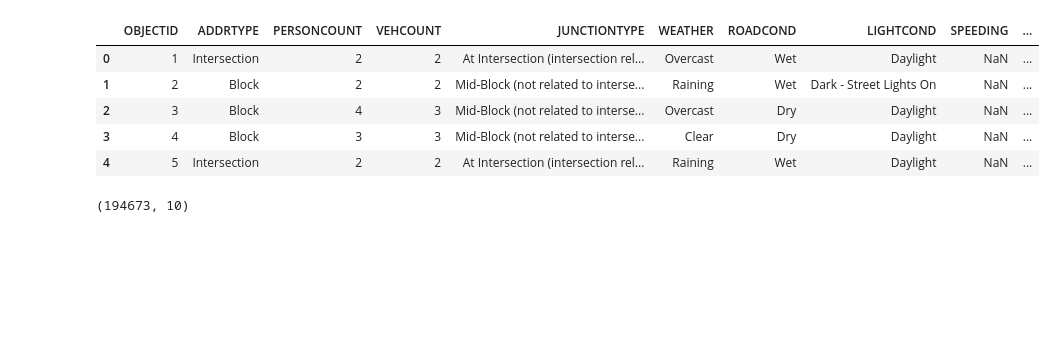
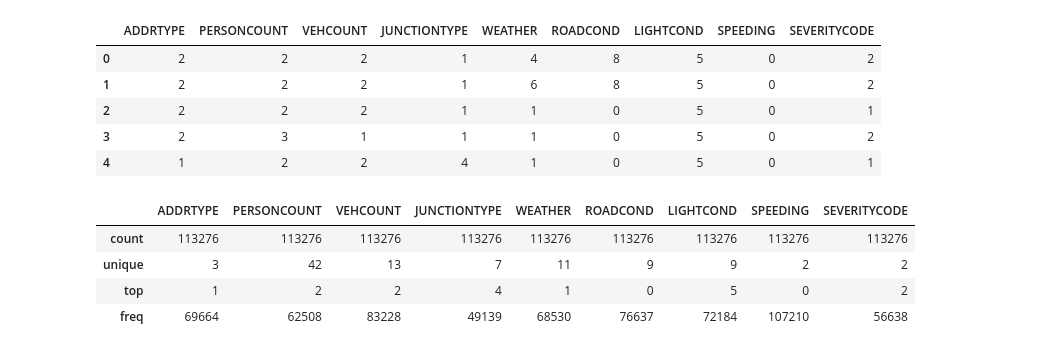
Before and after one commit to Bingqinglu/Coursera_Capstone, a Jupyter notebook: Project for applied data science capstone.ipynb, the cells around one changed output. Cells and saved outputs as stored; diff of their text form; code cells hidden in the pictures; blank space fills up the shorter version.

```diff
--- a/Project for applied data science capstone.ipynb
+++ b/Project for applied data science capstone.ipynb
@@ -35,0 +356,5 @@ df.head()
+# %%
+SPEEDING = preprocessing.LabelEncoder()
+SPEEDING.fit(np.unique(X[:,7]))
+X[:,7] = SPEEDING.transform(X[:,7])
+X[0:5]
@@ -35,0 +367,4 @@ df.head()
+# %%
+#visualization
+Xy=np.concatenate((X, y), axis=1)
+Xy
@@ -35,0 +379,3 @@ df.head()
+# %%
+df_n=pd.DataFrame(Xy)
+df_n.head()
@@ -36,15 +389,19 @@ df.head()
 # %%
-df=df[['OBJECTID','ADDRTYPE','PERSONCOUNT','VEHCOUNT','JUNCTIONTYPE','WEATHER','ROADCOND','LIGHTCOND','SPEEDING','SEVERITYCODE']]
+df_n.columns=['ADDRTYPE','PERSONCOUNT','VEHCOUNT','JUNCTIONTYPE','WEATHER','ROADCOND','LIGHTCOND','SPEEDING','SEVERITYCODE']
 # %%
-df.head()
+df_n.head()
 # %% [output]
-|  | OBJECTID | ADDRTYPE | PERSONCOUNT | VEHCOUNT | JUNCTIONTYPE | WEATHER | ROADCOND | LIGHTCOND | SPEEDING | ... |
-| 0 | 1 | Intersection | 2 | 2 | At Intersection (intersection rel... | Overcast | Wet | Daylight | NaN | ... |
-| 1 | 2 | Block | 2 | 2 | Mid-Block (not related to interse... | Raining | Wet | Dark - Street Lights On | NaN | ... |
-| 2 | 3 | Block | 4 | 3 | Mid-Block (not related to interse... | Overcast | Dry | Daylight | NaN | ... |
-| 3 | 4 | Block | 3 | 3 | Mid-Block (not related to interse... | Clear | Dry | Daylight | NaN | ... |
-| 4 | 5 | Intersection | 2 | 2 | At Intersection (intersection rel... | Raining | Wet | Daylight | NaN | ... |
+|  | ADDRTYPE | PERSONCOUNT | VEHCOUNT | JUNCTIONTYPE | WEATHER | ROADCOND | LIGHTCOND | SPEEDING | SEVERITYCODE |
+| 0 | 2 | 2 | 2 | 1 | 4 | 8 | 5 | 0 | 2 |
+| 1 | 2 | 2 | 2 | 1 | 6 | 8 | 5 | 0 | 2 |
+| 2 | 2 | 2 | 2 | 1 | 1 | 0 | 5 | 0 | 1 |
+| 3 | 2 | 3 | 1 | 1 | 1 | 0 | 5 | 0 | 2 |
+| 4 | 1 | 2 | 2 | 4 | 1 | 0 | 5 | 0 | 1 |
-# %%
-df.shape
-# %% [output]
-(194673, 10)
+# %%
+df_n.describe()
+# %% [output]
+|  | ADDRTYPE | PERSONCOUNT | VEHCOUNT | JUNCTIONTYPE | WEATHER | ROADCOND | LIGHTCOND | SPEEDING | SEVERITYCODE |
+| count | 113276 | 113276 | 113276 | 113276 | 113276 | 113276 | 113276 | 113276 | 113276 |
+| unique | 3 | 42 | 13 | 7 | 11 | 9 | 9 | 2 | 2 |
+| top | 1 | 2 | 2 | 4 | 1 | 0 | 5 | 0 | 2 |
+| freq | 69664 | 62508 | 83228 | 49139 | 68530 | 76637 | 72184 | 107210 | 56638 |
```
Also changed, not shown: parts of 78 cells of this notebook, 2 other files.
